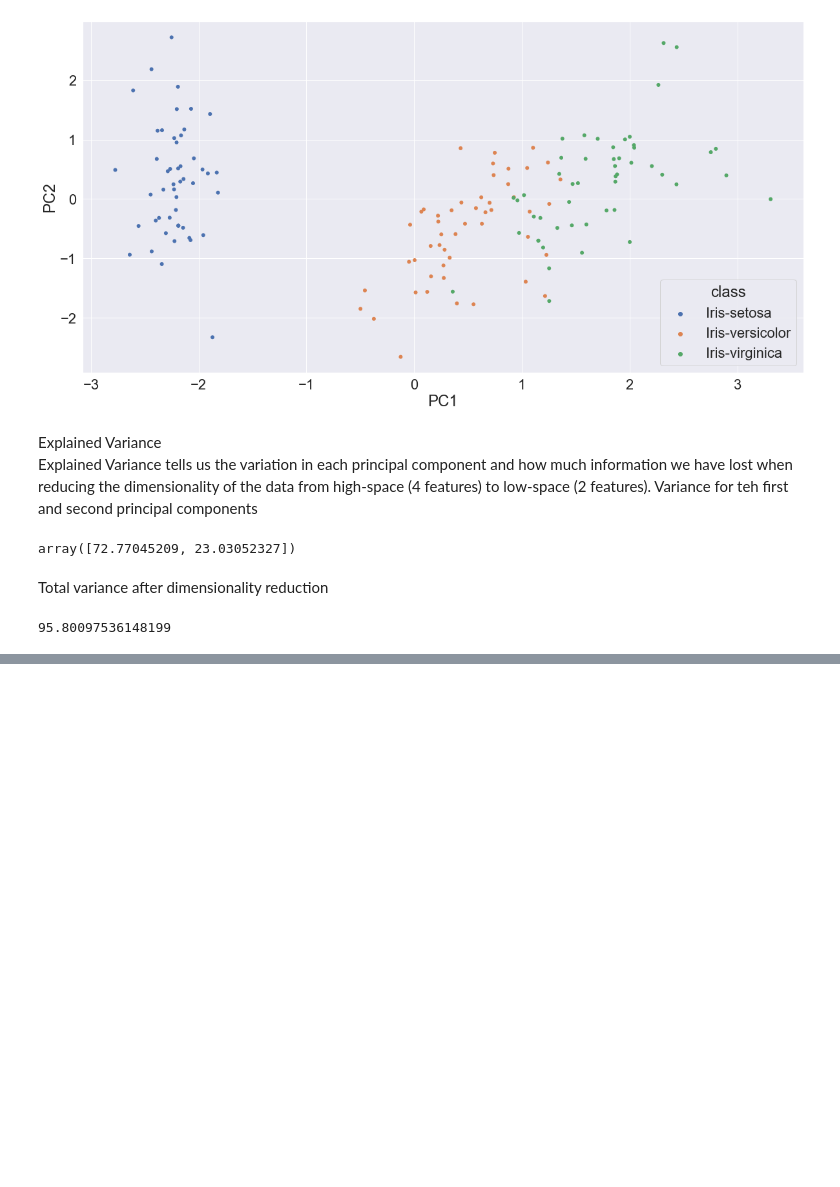
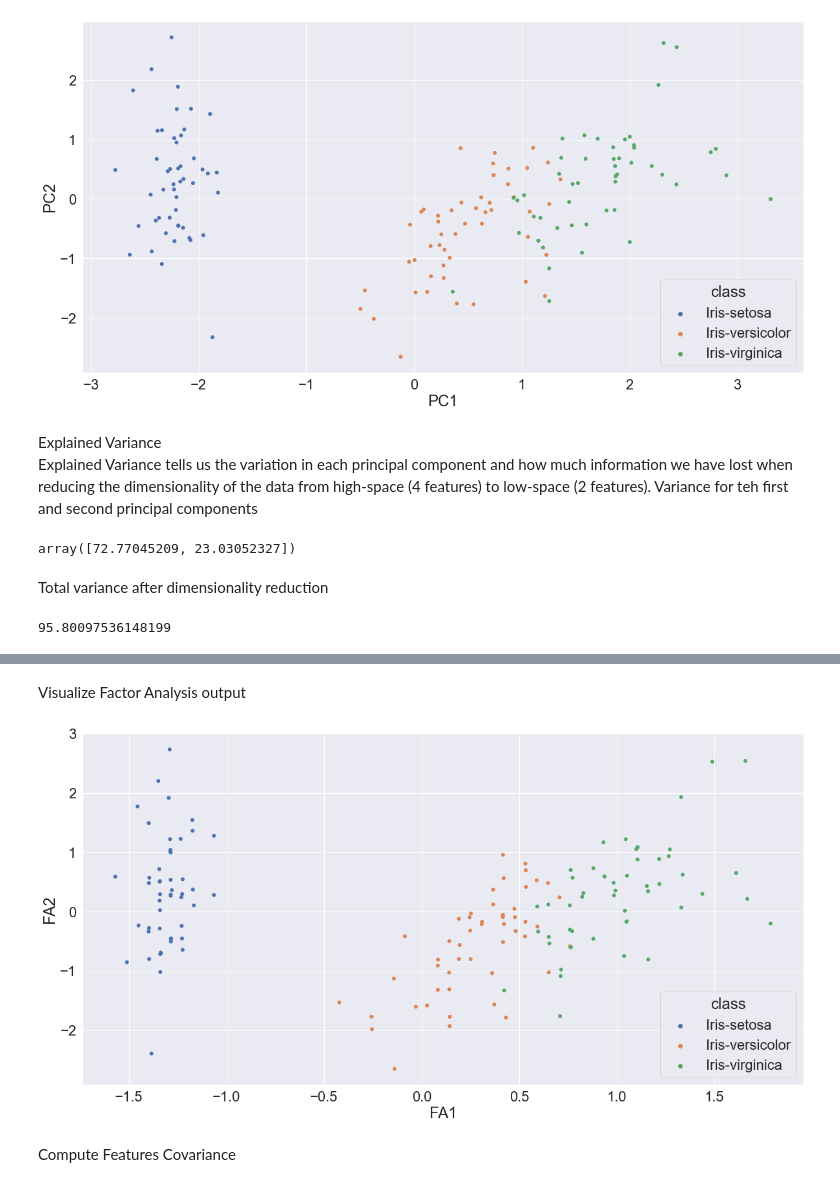
Before and after one commit to SammyOngaya/data2ml, a Jupyter notebook: feature-engineering.ipynb, the cells around one changed output, grey strips where cells are left out. Saved outputs shown, nothing was run; the diff lists cells and outputs as text; code cells hidden in the pictures; blank space fills up the shorter version.

```diff
--- a/feature-engineering.ipynb
+++ b/feature-engineering.ipynb
@@ -96,0 +156,6 @@ sum(pca.explained_variance_ratio_)*100
+# %%
+fa=FactorAnalysis(n_components=2,random_state=0)
+fa_transform=fa.fit_transform(X_scaled)
+fa_df=pd.DataFrame(fa_transform,columns=['FA1','FA2'])
+fa_df=pd.concat([fa_df,y],axis=1)
+fa_df.head()
@@ -96,0 +169,11 @@ sum(pca.explained_variance_ratio_)*100
+# %% [markdown]
+Visualize Factor Analysis output
+# %%
+plt.rcParams['axes.labelsize'] = 20
+sns.set(font_scale = 2)
+sns.scatterplot(x="FA1", y="FA2", sizes=(1, 8), linewidth=0,data=fa_df,hue='class')
+plt.show()
+# %% [output]
+[figure, added]
+# %% [markdown]
+Compute Features Covariance
```
Also changed, not shown: parts of 51 cells of this notebook.
